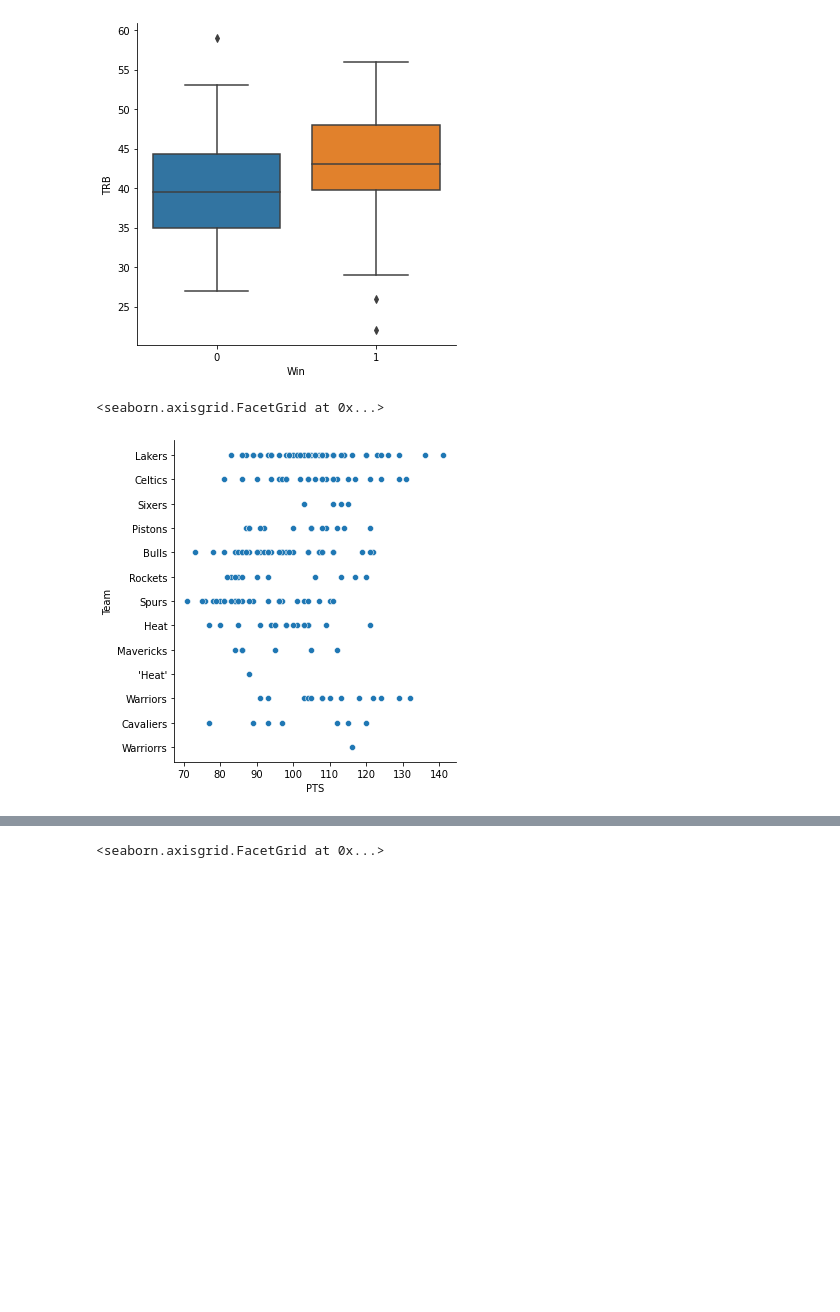
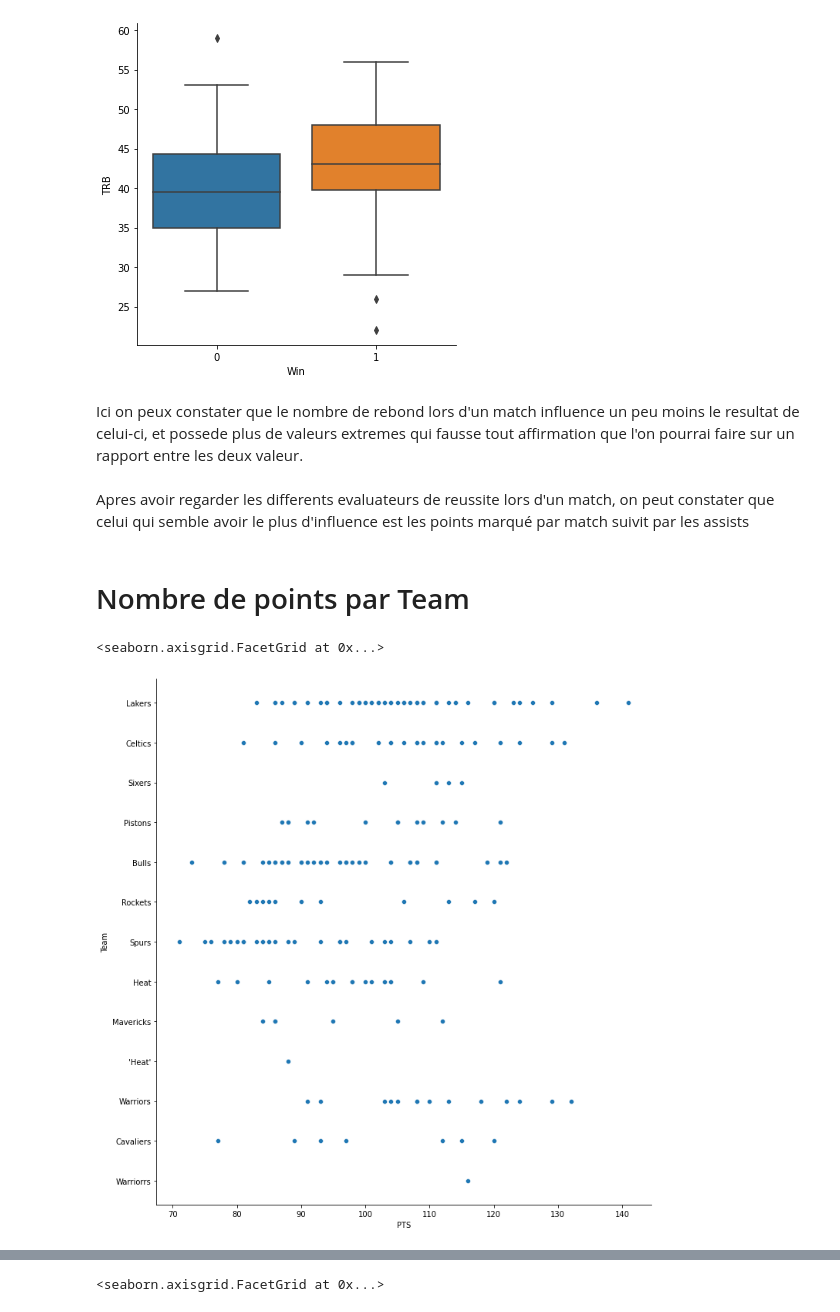
Before and after one commit to Max555dom/Eval_DataBase_Python, a Jupyter notebook: Eval Data Analyse.ipynb, the cells around one changed output, grey strips where cells are left out. Drawn from its saved outputs; the diff is of its cells as text; code cells hidden in the pictures; blank space fills up the shorter version.

```diff
--- a/Eval Data Analyse.ipynb
+++ b/Eval Data Analyse.ipynb
@@ -112,8 +116,14 @@ sns.catplot(x='Win', y='TRB', data=basket, kind='box')
 # %% [output]
 <seaborn.axisgrid.FacetGrid at 0x...>
 [figure]
+# %% [markdown]
+Ici on peux constater que le nombre de rebond lors d'un match influence un peu moins le resultat de celui-ci, et possede plus de valeurs extremes qui fausse tout affirmation que l'on pourrai faire sur un rapport entre les deux valeur.
+# %% [markdown]
+Apres avoir regarder les differents evaluateurs de reussite lors d'un match, on peut constater que celui qui semble avoir le plus d'influence est les points marqué par match suivit par les assists
+# %% [markdown]
+# Nombre de points par Team
 # %%
-sns.relplot(x="PTS",y="Team",data=basket)
+sns.relplot(x="PTS",y="Team",data=basket ,  height=10)
 # %% [output]
 <seaborn.axisgrid.FacetGrid at 0x...>
-[figure, old version]
+[figure, new version]
```
Also changed, not shown: parts of 22 cells of this notebook.
